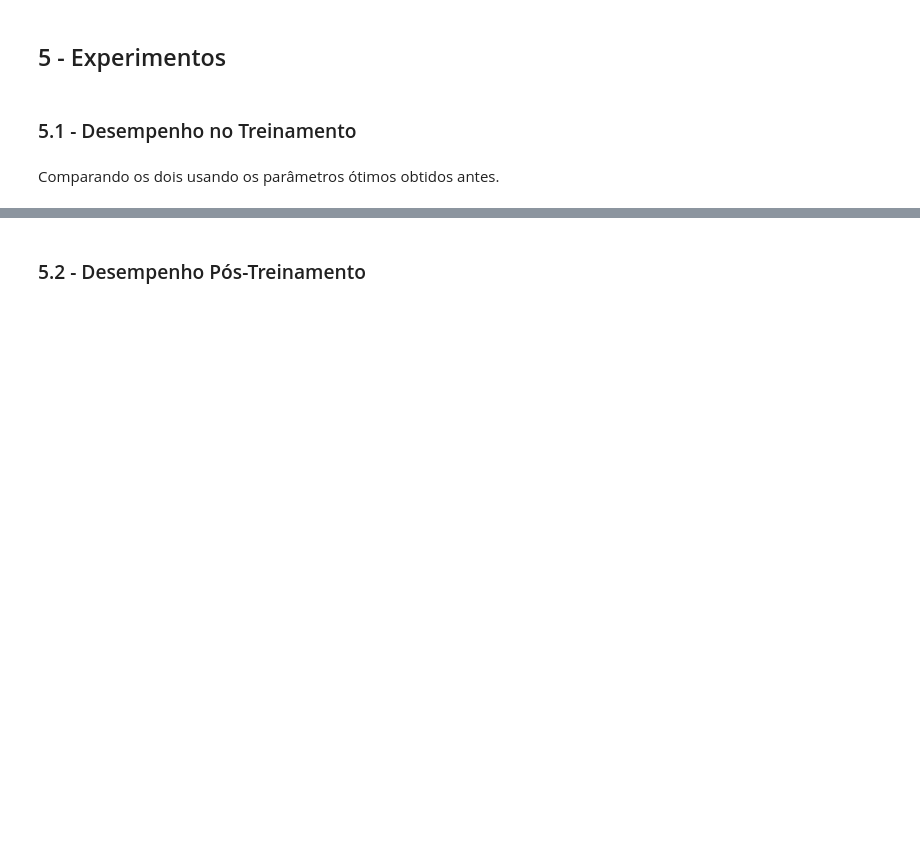
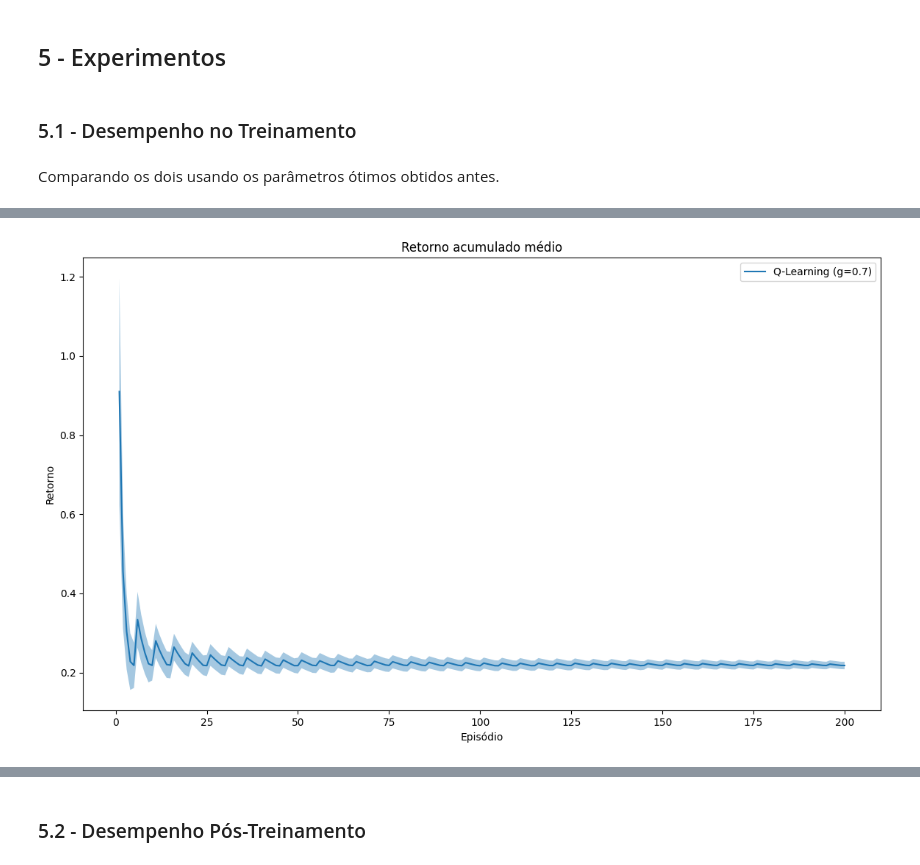
Before and after one commit to pablo-sampaio/rl_facil, a Jupyter notebook: cap06/cap06-main-2.ipynb, the cells around one changed output, grey strips where cells are left out. Cells and saved outputs as stored; diff of their text form; code cells hidden in the pictures; blank space fills up the shorter version.

```diff
--- a/cap06/cap06-main-2.ipynb
+++ b/cap06/cap06-main-2.ipynb
@@ -343,3 +362,5 @@ plot_multiple_results(results, cumulative=False, x_log_scale=False, window=1)
 # %%
-plot_multiple_results(results[0:1], cumulative=False, x_log_scale=False, window=1, plot_stddev=True)
+plot_multiple_results(results[0:1], cumulative=True, window=1, plot_stddev=True)
+# %% [output]
+[figure, added]
 # %%
```
Also changed, not shown: parts of 13 cells of this notebook.
